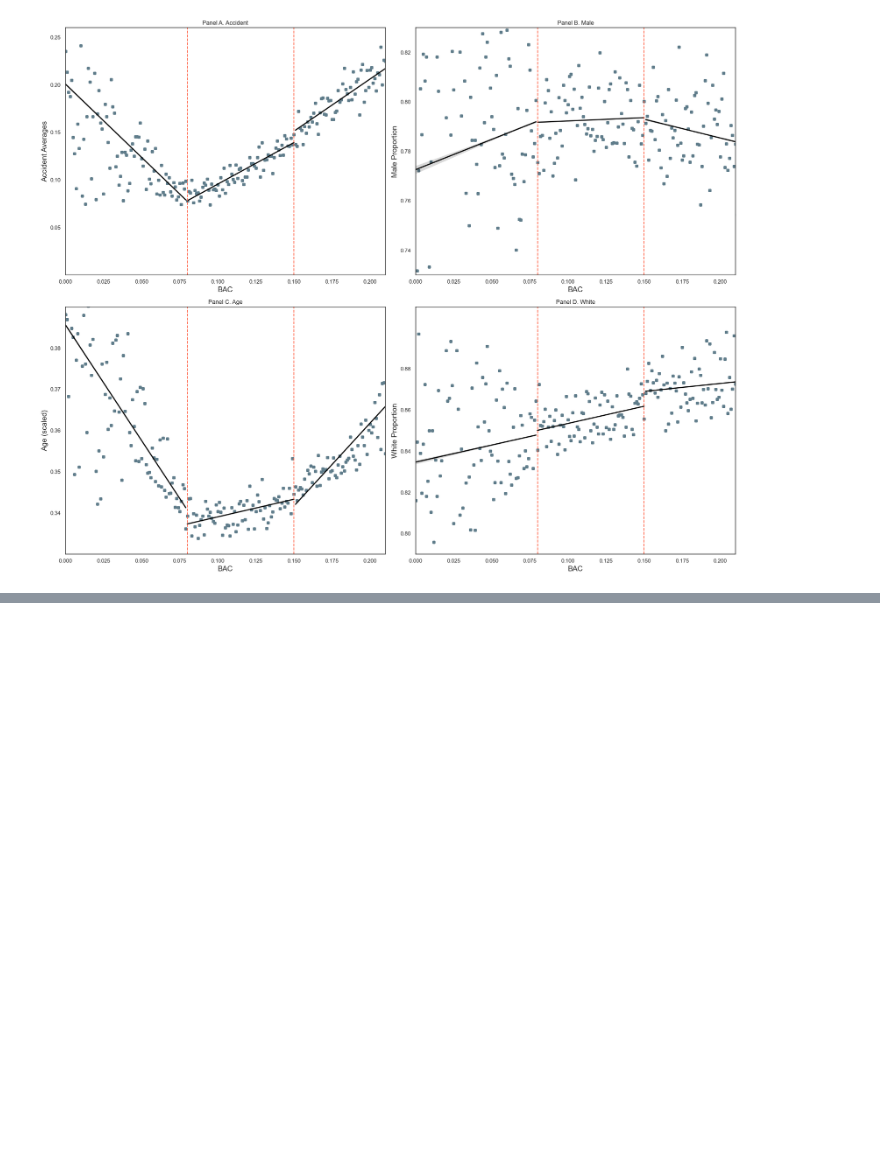
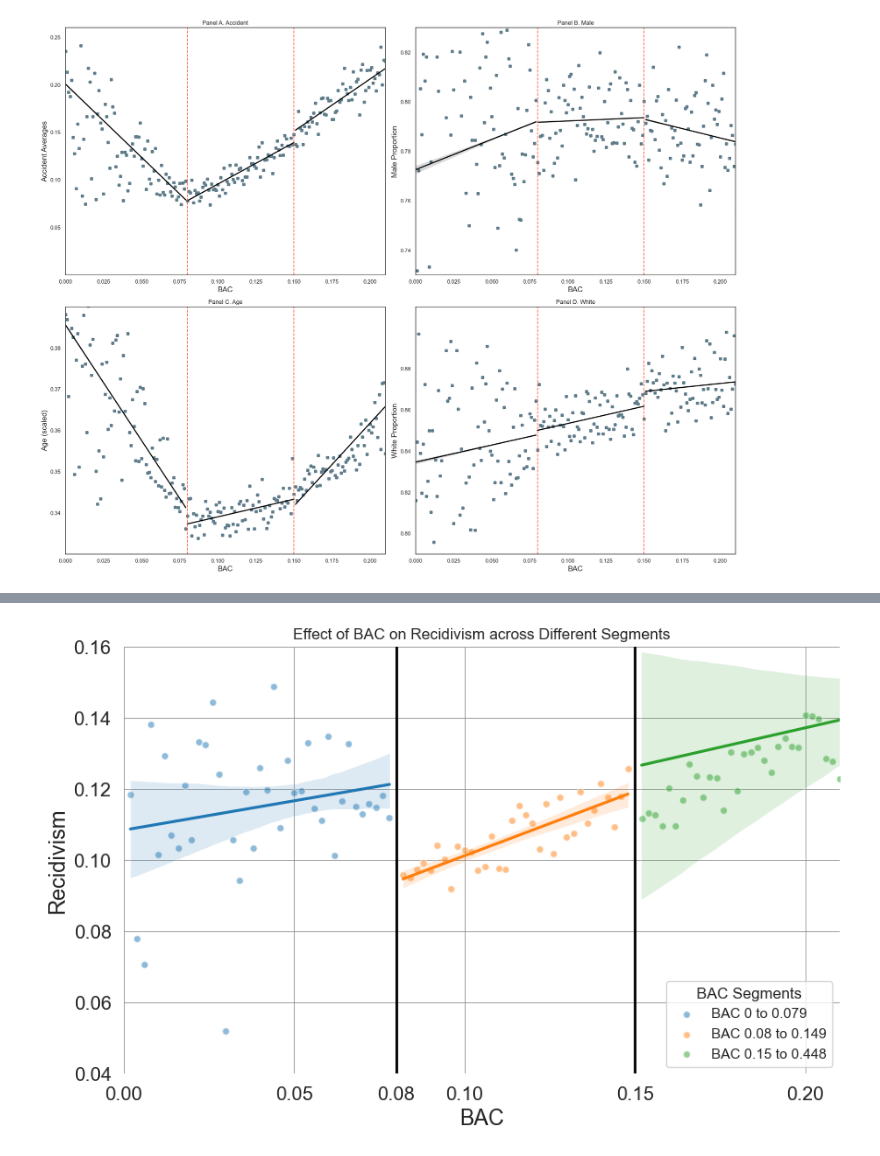
Before and after one commit to ECON-470-Data-Sci-Econ-Social-Issues/FinalProject_RDD, a Jupyter notebook: replication.ipynb, the cells around one changed output, grey strips where cells are left out. Cells and saved outputs as stored; diff of their text form; code cells hidden in the pictures; blank space fills up the shorter version.

```diff
--- a/replication.ipynb
+++ b/replication.ipynb
@@ -221,0 +246,68 @@ Standard Error: 0.002
+# %%
+import pandas as pd
+import matplotlib.pyplot as plt
+import seaborn as sns
+import numpy as np
+
+# Load data
+data = pd.read_csv('hansen_dwi.csv')
+
+# Define bin width and create a new column for binned BAC levels
+bin_width = 0.002
+data['bac1_bin'] = (data['bac1'] // bin_width) * bin_width
+
+# Calculate the average recidivism for each bin
+binned_data = data.groupby('bac1_bin')['recidivism'].mean().reset_index()
+
+# Define the BAC segments
+segments = [(0, 0.079), (0.08, 0.149), (0.15, np.max(binned_data['bac1_bin']))]
+
+# Setup the plot
+plt.figure(figsize=(10, 6))
+sns.set(style="whitegrid")
+
+# Initialize a list to store handles for the legend
+handles = []
+
+# Plot each segment with a different regression line and scatter points
+colors = ['#1f77b4', '#ff7f0e', '#2ca02c']  # Different colors for each segment
+for i, (lower, upper) in enumerate(segments):
+    # Filter binned data for the current segment
+    segment_data = binned_data[(binned_data['bac1_bin'] > lower) & (binned_data['bac1_bin'] <= upper)]
+
+    # Plot scatter points for binned averages
+    scatter = plt.scatter(segment_data['bac1_bin'], segment_data['recidivism'], alpha=0.5,
+                          color=colors[i], s=30, edgecolor='w', label=f'BAC {lower} to {upper}')
+    handles.append(scatter)  # Add scatter to handles for the legend
+
+    # Fit and plot regression model using the binned data
+    line = sns.regplot(x='bac1_bin', y='recidivism', data=segment_data, scatter=False,
+                       line_kws={'color': colors[i]},
+                       truncate=True)
+
+# Vertical lines at thresholds
+plt.axvline(x=0.08, color='black', linestyle='-', lw=2)
+plt.axvline(x=0.15, color='black', linestyle='-', lw=2)
+
+# Axes limits and breaks
+plt.xlim(0, 0.21)
+plt.ylim(0.04, 0.16)  # Adjust y-limits to fit the range of recidivism
+plt.xticks([0, 0.05, 0.08, 0.10, 0.15, 0.20], fontsize=15)
+plt.yticks(fontsize=15)
+
+# Labels and title
+plt.xlabel('BAC', fontsize=17)
+plt.ylabel('Recidivism', fontsize=17)
+plt.title('Effect of BAC on Recidivism across Different Segments')
+
+# Create the legend from the handles
+plt.legend(handles=handles, title='BAC Segments')
+
+# Grid and box styling
+plt.grid(True, which='major', linestyle='-', linewidth='0.5', color='grey')
+plt.box(False)
+
+# Show plot
+plt.show()
+# %% [output]
+[figure, added]
```
Also changed, not shown: parts of 4 cells of this notebook.
